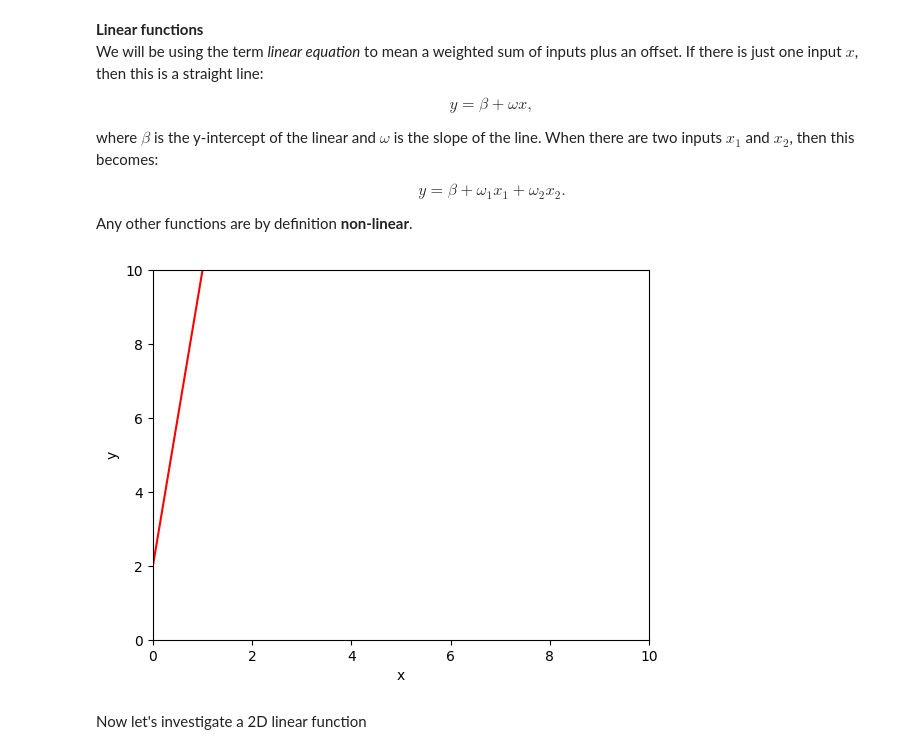
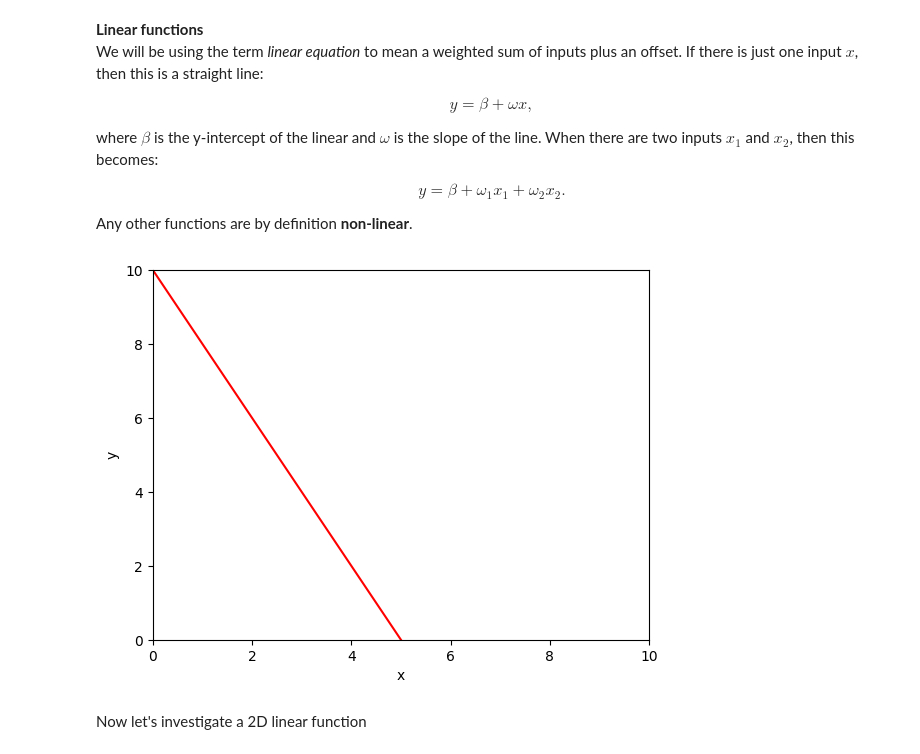
Before and after one commit to Kulnoorbajwa/CSCI-167--Deep-learning-, a Jupyter notebook: assigment1BackgroundMathematics.ipynb, the cells around one changed output. Drawn from its saved outputs; the diff is of its cells as text; code cells hidden in the pictures.

```diff
--- a/assigment1BackgroundMathematics.ipynb
+++ b/assigment1BackgroundMathematics.ipynb
@@ -32,26 +32,26 @@ def linear_function_1D(x,beta,omega):
 # %%
 # Plot the 1D linear function
 
 # Define an array of x values from 0 to 10 with increments of 0.01
 # https://numpy.org/doc/stable/reference/generated/numpy.arange.html
 x = np.arange(0.0,10.0, 0.01)
 # Compute y using the function you filled in above
-beta = 2.0; omega = 8.0
+beta = 10; omega = -2.0
 
 y = linear_function_1D(x,beta,omega)
 
 # Plot this function
 fig, ax = plt.subplots()
 ax.plot(x,y,'r-')
 ax.set_ylim([0,10]);ax.set_xlim([0,10])
 ax.set_xlabel('x'); ax.set_ylabel('y')
 plt.show()
 
 # TODO -- experiment with changing the values of beta and omega
 # to understand what they do.  Try to make a line
 # that crosses the y-axis at y=10 and the x-axis at x=5
 # %% [output]
-[figure, old version]
+[figure, new version]
 # %% [markdown]
 Now let's investigate a 2D linear function
 # %%
```
